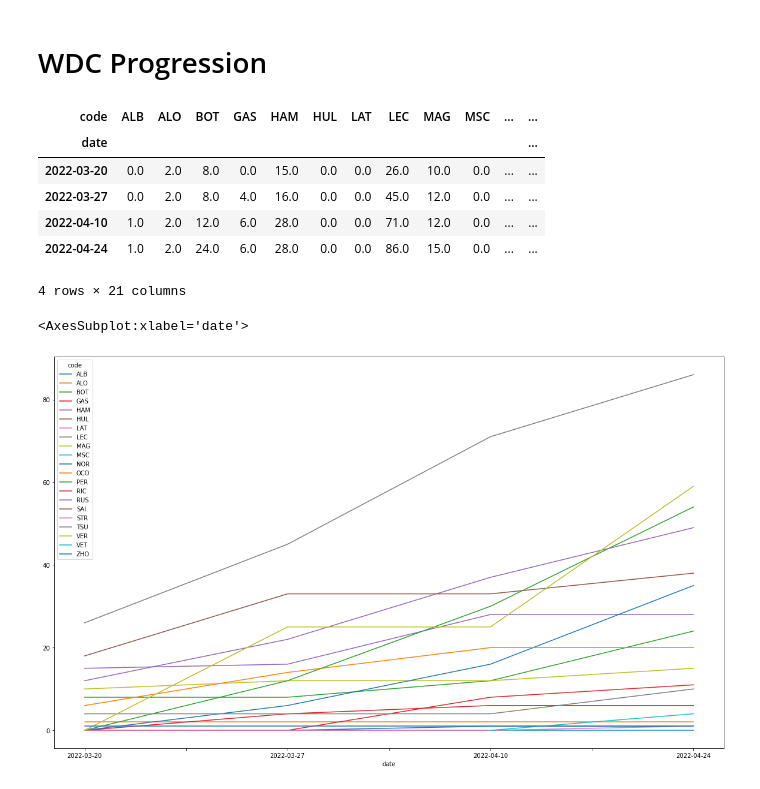
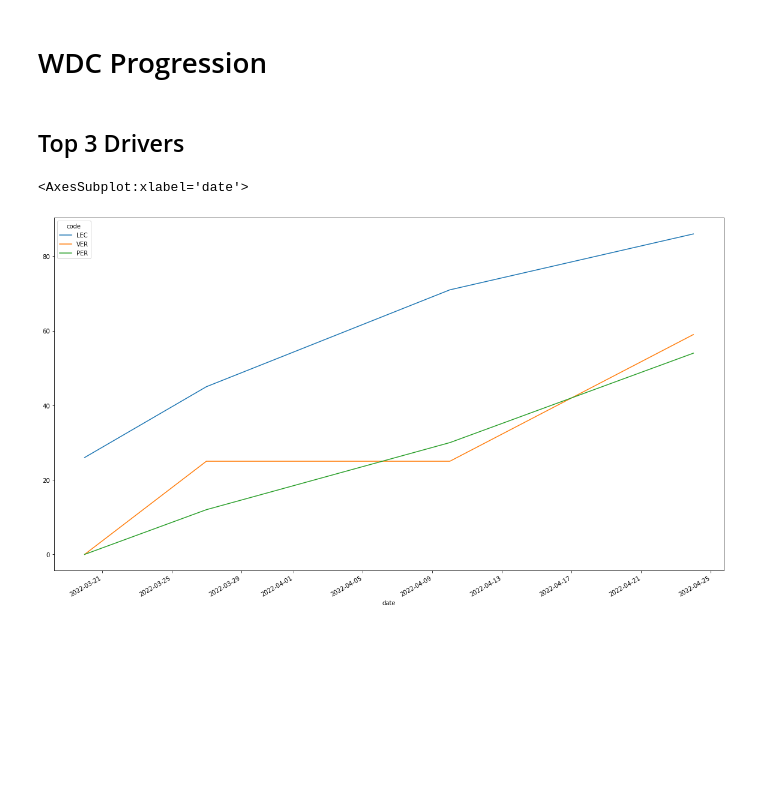
Before and after one commit to meunomemauricio/f1_data, a Jupyter notebook: notebooks/2022.ipynb, the cells around one changed output. Saved outputs shown, nothing was run; the diff lists cells and outputs as text; code cells hidden in the pictures; blank space fills up the shorter version.

Commit message:
Restrict to most recent top drivers

```diff
--- a/notebooks/2022.ipynb
+++ b/notebooks/2022.ipynb
@@ -21,20 +21,20 @@ JOIN drivers d on ds.driverId = d.driverId
 WHERE r.year = 2022
 """
 
-df = pd.read_sql(query, con)
-
-pivot = df.pivot(index="date", columns="code", values="points")
-pivot.tail()
+df = pd.read_sql(
+  query,
+  con,
+  index_col="date",
+  parse_dates="date"
+)
-# %% [output]
-| code | ALB | ALO | BOT | GAS | HAM | HUL | LAT | LEC | MAG | MSC | ... | ... |
-| date |  |  |  |  |  |  |  |  |  |  |  | ... |
-| 2022-03-20 | 0.0 | 2.0 | 8.0 | 0.0 | 15.0 | 0.0 | 0.0 | 26.0 | 10.0 | 0.0 | ... | ... |
-| 2022-03-27 | 0.0 | 2.0 | 8.0 | 4.0 | 16.0 | 0.0 | 0.0 | 45.0 | 12.0 | 0.0 | ... | ... |
-| 2022-04-10 | 1.0 | 2.0 | 12.0 | 6.0 | 28.0 | 0.0 | 0.0 | 71.0 | 12.0 | 0.0 | ... | ... |
-| 2022-04-24 | 1.0 | 2.0 | 24.0 | 6.0 | 28.0 | 0.0 | 0.0 | 86.0 | 15.0 | 0.0 | ... | ... |
-4 rows × 21 columns
-# %%
-pivot.plot(figsize=(20,12))
-# %% [output]
-<AxesSubplot:xlabel='date'>
-[figure, removed]
+# %% [markdown]
+## Top 3 Drivers
+# %%
+top_3 = df[df.index == df.index.max()].nlargest(3, columns="points")["code"]
+df.pivot(index=None, columns="code", values="points").plot(
+  y=top_3,
+  figsize=(20,12),
+)
+# %% [output]
+<AxesSubplot:xlabel='date'>
+[figure, added]
```
Also changed, not shown: parts of 2 cells of this notebook.
